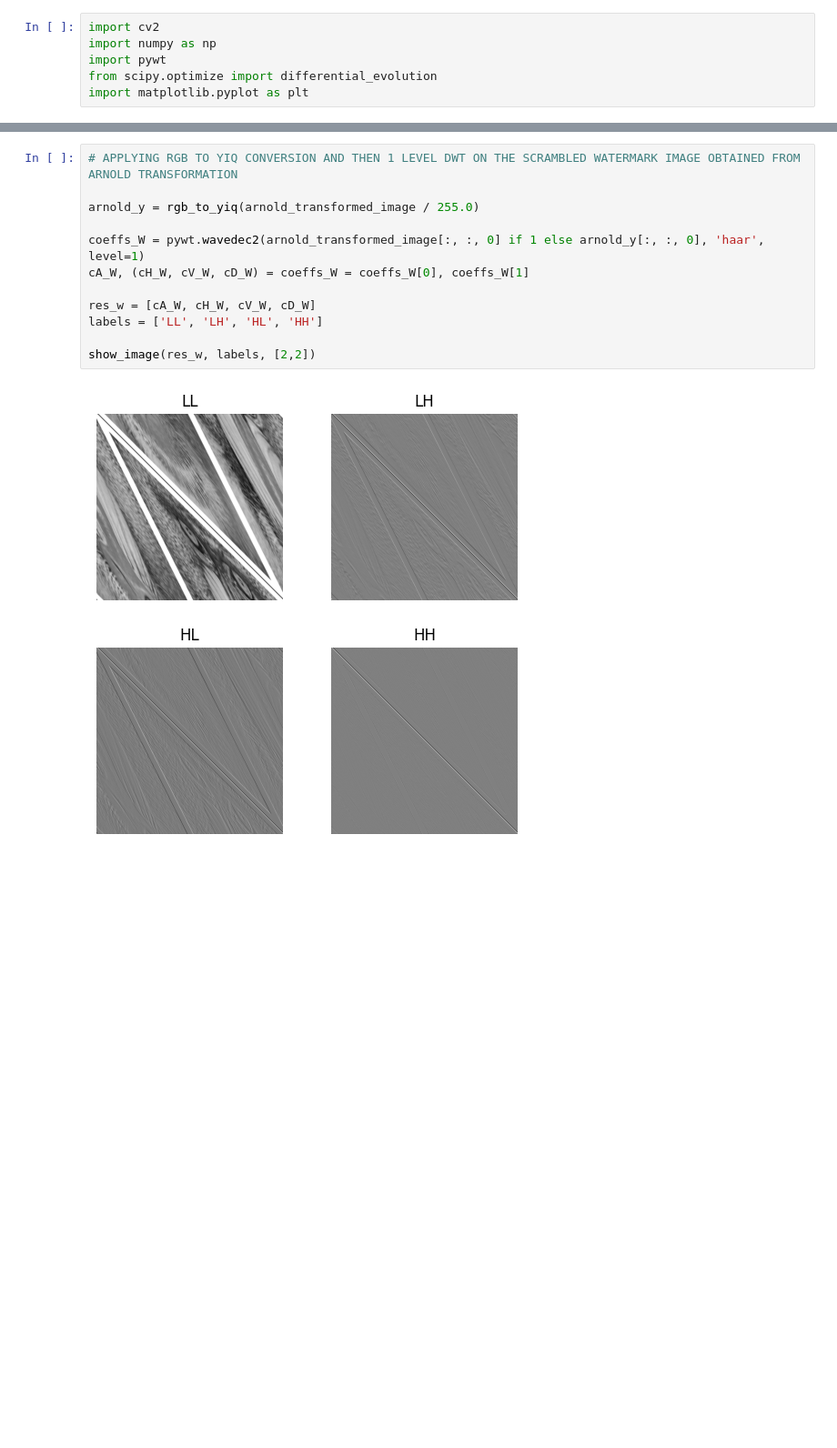
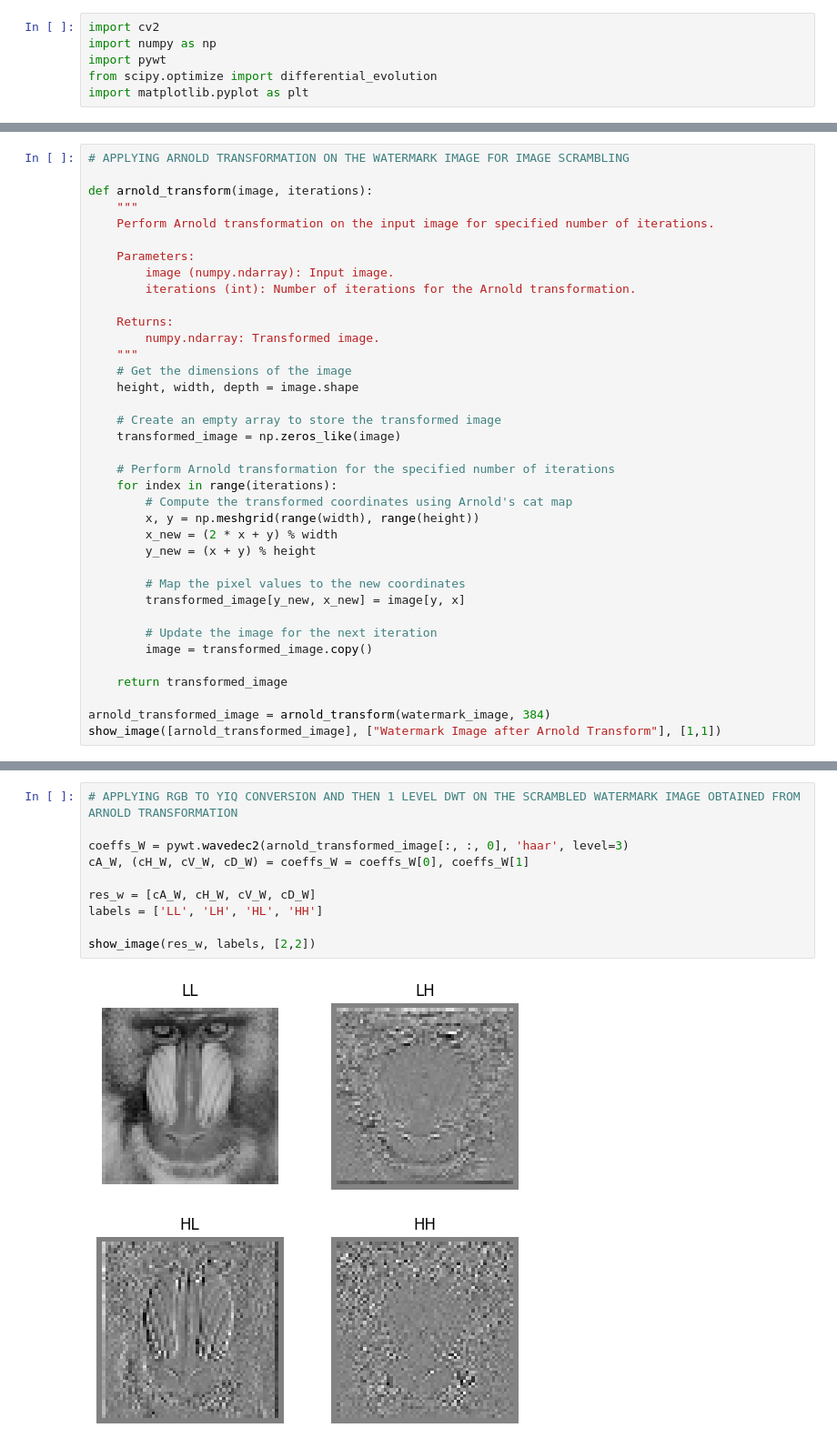
Before and after one commit to Anurag607/DE_Watermarking, a Jupyter notebook: main.ipynb, the cells around one changed output, grey strips where cells are left out. Shown at 91% size. Saved outputs shown, nothing was run; the diff lists cells and outputs as text; blank space fills up the shorter version.

```diff
--- a/main.ipynb
+++ b/main.ipynb
@@ -162,0 +141,37 @@ show_image([arnold_transformed_image], ["Watermark Image after Arnold Transform"
+# %%
+# APPLYING ARNOLD TRANSFORMATION ON THE WATERMARK IMAGE FOR IMAGE SCRAMBLING
+
+def arnold_transform(image, iterations):
+    """
+    Perform Arnold transformation on the input image for specified number of iterations.
+
+    Parameters:
+        image (numpy.ndarray): Input image.
+        iterations (int): Number of iterations for the Arnold transformation.
+
+    Returns:
+        numpy.ndarray: Transformed image.
+    """
+    # Get the dimensions of the image
+    height, width, depth = image.shape
+
+    # Create an empty array to store the transformed image
+    transformed_image = np.zeros_like(image)
+
+    # Perform Arnold transformation for the specified number of iterations
+    for index in range(iterations):
+        # Compute the transformed coordinates using Arnold's cat map
+        x, y = np.meshgrid(range(width), range(height))
+        x_new = (2 * x + y) % width
+        y_new = (x + y) % height
+
+        # Map the pixel values to the new coordinates
+        transformed_image[y_new, x_new] = image[y, x]
+
+        # Update the image for the next iteration
+        image = transformed_image.copy()
+
+    return transformed_image
+
+arnold_transformed_image = arnold_transform(watermark_image, 384)
+show_image([arnold_transformed_image], ["Watermark Image after Arnold Transform"], [1,1])
@@ -163,17 +180,15 @@ show_image([arnold_transformed_image], ["Watermark Image after Arnold Transform"
 # %%
 # APPLYING RGB TO YIQ CONVERSION AND THEN 1 LEVEL DWT ON THE SCRAMBLED WATERMARK IMAGE OBTAINED FROM ARNOLD TRANSFORMATION
 
-arnold_y = rgb_to_yiq(arnold_transformed_image / 255.0)
-
-coeffs_W = pywt.wavedec2(arnold_transformed_image[:, :, 0] if 1 else arnold_y[:, :, 0], 'haar', level=1)
+coeffs_W = pywt.wavedec2(arnold_transformed_image[:, :, 0], 'haar', level=3)
 cA_W, (cH_W, cV_W, cD_W) = coeffs_W = coeffs_W[0], coeffs_W[1]
 
 res_w = [cA_W, cH_W, cV_W, cD_W]
 labels = ['LL', 'LH', 'HL', 'HH']
 
 show_image(res_w, labels, [2,2])
 # %% [output]
-[figure, old version]
+[figure, new version]
 # %%
 # APPLYING SVD ON THE COEFFICIENT OBTAINED AFTER THE 1 LEVEL DWT OPERATION ABOVE
 
```
Also changed, not shown: parts of 10 cells of this notebook, 4 other files.
